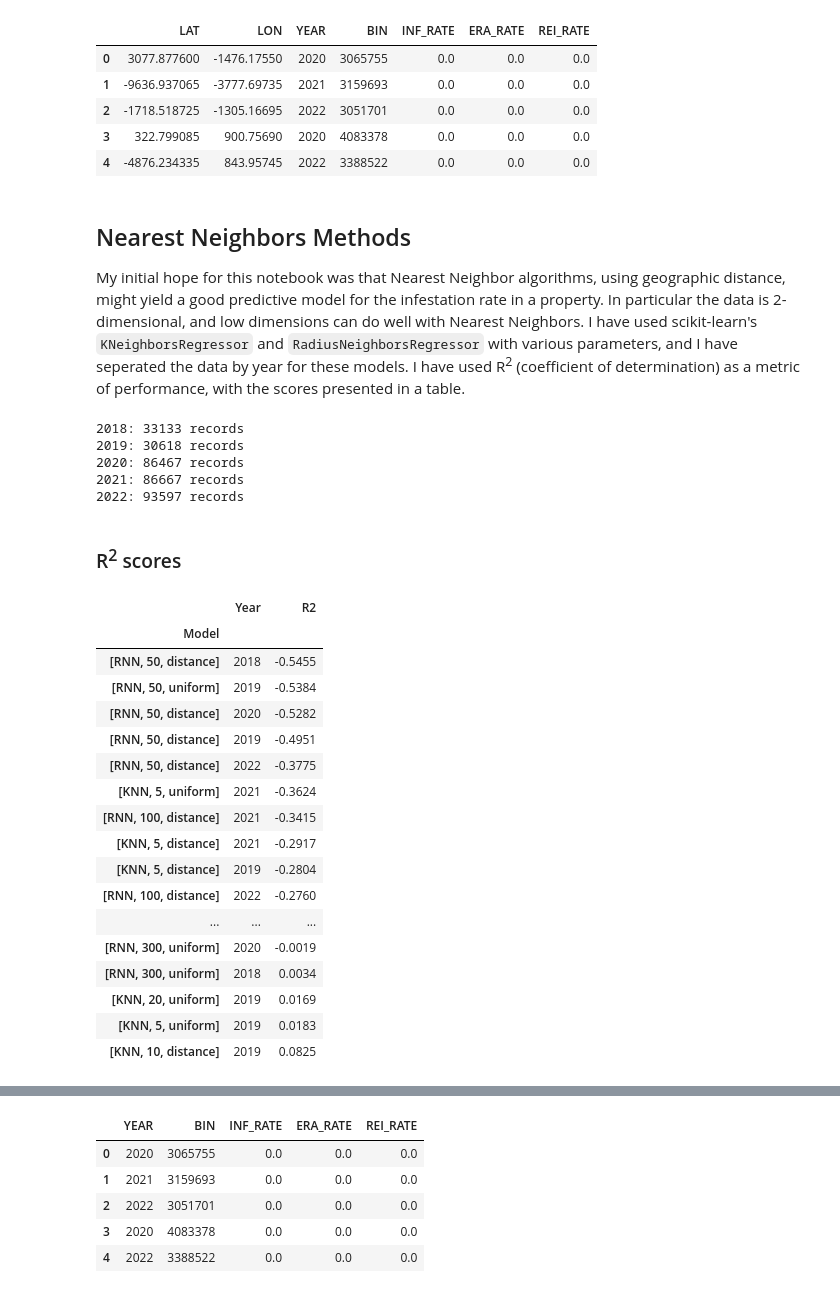
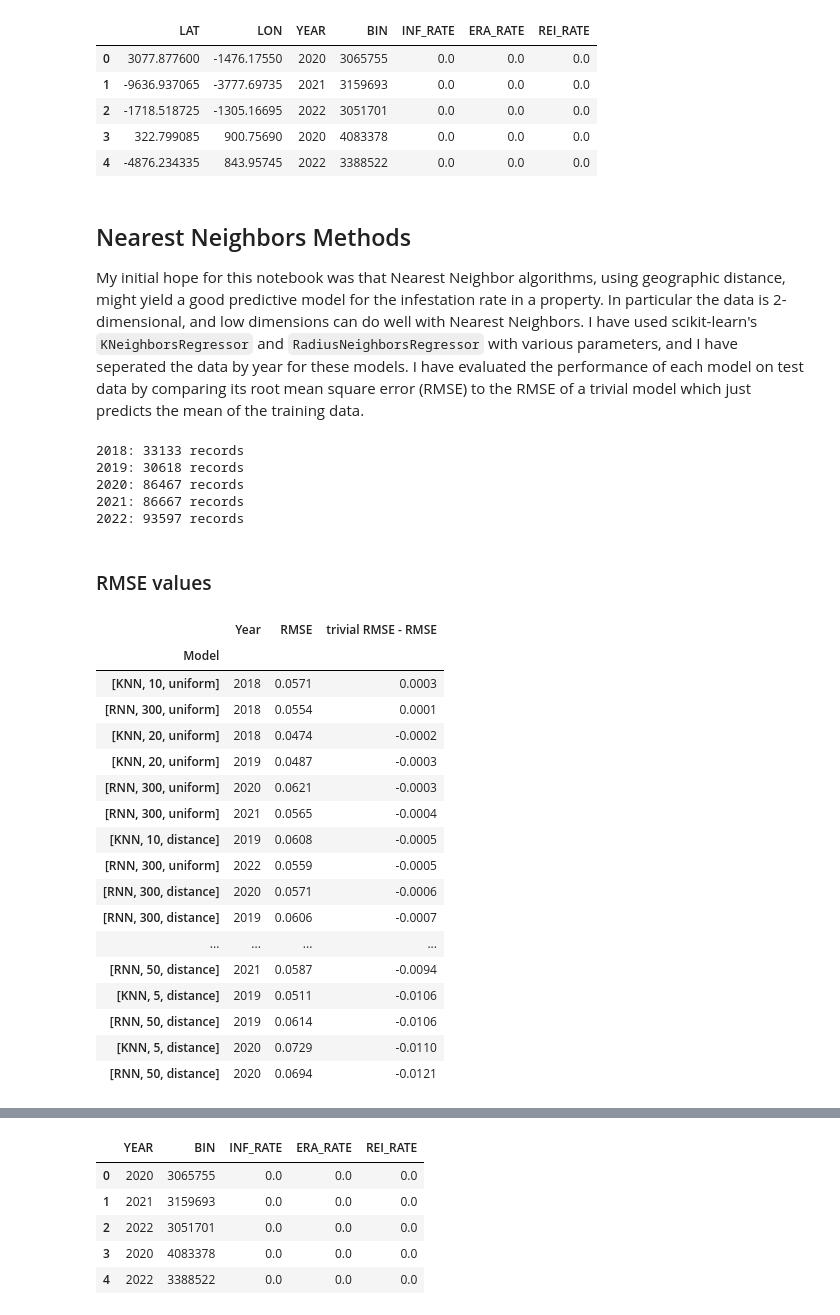
Before and after one commit to reubengreen73/machine-learning, a Jupyter notebook: NYC Bedbugs/NYC Bedbugs - using processed data.ipynb, the cells around one changed output, grey strips where cells are left out. Saved outputs shown, nothing was run; the diff lists cells and outputs as text; code cells hidden in the pictures.

Commit message:
fixed model evaluation in NYC Bedbugs

```diff
--- a/NYC Bedbugs/NYC Bedbugs - using processed data.ipynb
+++ b/NYC Bedbugs/NYC Bedbugs - using processed data.ipynb
@@ -21,7 +21,7 @@ warnings.filterwarnings('ignore')
 # %% [markdown]
 Firstly, pull in the processed data and do a few transformations on it.
 # %%
-building_records = pd.read_csv('NYC Bedbugs processed.csv',dtype={'BIN':str,'Latitude':str,'Longitude':str})
+building_records = pd.read_csv('NYC Bedbugs processed',dtype={'BIN':str,'Latitude':str,'Longitude':str})
 
 # pull out the bits we are interested in, and calculate rates of infestation, eradication, and reinfestation
 data = building_records[['LAT','LON','YEAR','BIN']].copy()
@@ -47,7 +47,7 @@ data.head()
 # %% [markdown]
 ## Nearest Neighbors Methods
 
-My initial hope for this notebook was that Nearest Neighbor algorithms, using geographic distance, might yield a good predictive model for the infestation rate in a property. In particular the data is 2-dimensional, and low dimensions can do well with Nearest Neighbors. I have used scikit-learn's ``KNeighborsRegressor`` and ``RadiusNeighborsRegressor`` with various parameters, and I have seperated the data by year for these models. I have used R<sup>2</sup> (coefficient of determination) as a metric of performance, with the scores presented in a table.
+My initial hope for this notebook was that Nearest Neighbor algorithms, using geographic distance, might yield a good predictive model for the infestation rate in a property. In particular the data is 2-dimensional, and low dimensions can do well with Nearest Neighbors. I have used scikit-learn's ``KNeighborsRegressor`` and ``RadiusNeighborsRegressor`` with various parameters, and I have seperated the data by year for these models. I have evaluated the performance of each model on test data by comparing its root mean square error (RMSE) to the RMSE of a trivial model which just predicts the mean of the training data.
 # %%
 # We'll split the data by year of filing and train Nearest Neighbor models on each year's data.
 # This feels sensible, as I think we would want proximity in time as well as distance to see an effect
@@ -72,57 +72,59 @@ for args in args_knn:
     desc = f"[KNN, {args[0]}, {args[1]}]"
     estimators_and_descs.append([knn,desc])
 for args in args_rnn:
     rnn = RadiusNeighborsRegressor(radius=args[0],weights=args[1])
     desc = f"[RNN, {args[0]}, {args[1]}]"
     estimators_and_descs.append([rnn,desc])
 
-# loop over the various datasets and models, recording the R^2 score for each
+# loop over the various datasets and models, recording the RMSE for each
 rows = [] # will be used to make the rows of a table of results
 for year,estimator_and_desc in itertools.product(data_by_year.keys(),estimators_and_descs):
     estimator,desc = estimator_and_desc
 
     df = data_by_year[year]
     X = df[['LAT','LON']].to_numpy()
     y = df['INF_RATE'].to_numpy()
 
     X_train, X_test, y_train, y_test = train_test_split(X,y,test_size=0.1)
 
     estimator.fit(X_train,y_train)
     y_pred = estimator.predict(X_test)
 
     #RadiusNeighborsRegressor can return NaN when a test vector has no neighbors in range, we'll just ignore these
     nan_mask = np.isnan(y_pred)
     y_pred = y_pred[~nan_mask]
     y_test = y_test[~nan_mask]
-    r2 = r2_score(y_test,y_pred)
+    trivial_pred = np.full(y_test.shape[0],y_train.mean())
+    rmse = mean_squared_error(y_test, y_pred, squared=False)
+    rmse_triv = mean_squared_error(y_test, trivial_pred, squared=False)
 
-    rows.append([desc,year,r2])
+    rows.append([desc,year,rmse,rmse_triv-rmse])
 
-# display the results in a table, sorted by R^2 score
-results_df = pd.DataFrame(rows,columns=['Model','Year','R2'])
+# display the results in a table, sorted by (trivial RMSE - RMSE)
+results_df = pd.DataFrame(rows,columns=['Model','Year','RMSE','trivial RMSE - RMSE'])
 rounded_results_df = results_df.round(decimals=4)
 rounded_results_df = rounded_results_df.set_index('Model')
-rounded_results_df = rounded_results_df.sort_values('R2')
-display(Markdown('### R<sup>2</sup> scores'))
+rounded_results_df = rounded_results_df.sort_values('trivial RMSE - RMSE',ascending=False)
+display(Markdown('### RMSE values'))
 display(rounded_results_df)
 # %% [output]
-### R<sup>2</sup> scores
+### RMSE values
-|  | Year | R2 |
-| Model |  |  |
-| [RNN, 50, distance] | 2018 | -0.5455 |
-| [RNN, 50, uniform] | 2019 | -0.5384 |
-| [RNN, 50, distance] | 2020 | -0.5282 |
-| [RNN, 50, distance] | 2019 | -0.4951 |
-| [RNN, 50, distance] | 2022 | -0.3775 |
-| [KNN, 5, uniform] | 2021 | -0.3624 |
-| [RNN, 100, distance] | 2021 | -0.3415 |
-| [KNN, 5, distance] | 2021 | -0.2917 |
-| [KNN, 5, distance] | 2019 | -0.2804 |
-| [RNN, 100, distance] | 2022 | -0.2760 |
-| ... | ... | ... |
-| [RNN, 300, uniform] | 2020 | -0.0019 |
-| [RNN, 300, uniform] | 2018 | 0.0034 |
-| [KNN, 20, uniform] | 2019 | 0.0169 |
-| [KNN, 5, uniform] | 2019 | 0.0183 |
-| [KNN, 10, distance] | 2019 | 0.0825 |
+|  | Year | RMSE | trivial RMSE - RMSE |
+| Model |  |  |  |
+| [KNN, 10, uniform] | 2018 | 0.0571 | 0.0003 |
+| [RNN, 300, uniform] | 2018 | 0.0554 | 0.0001 |
+| [KNN, 20, uniform] | 2018 | 0.0474 | -0.0002 |
+| [KNN, 20, uniform] | 2019 | 0.0487 | -0.0003 |
+| [RNN, 300, uniform] | 2020 | 0.0621 | -0.0003 |
+| [RNN, 300, uniform] | 2021 | 0.0565 | -0.0004 |
+| [KNN, 10, distance] | 2019 | 0.0608 | -0.0005 |
+| [RNN, 300, uniform] | 2022 | 0.0559 | -0.0005 |
+| [RNN, 300, distance] | 2020 | 0.0571 | -0.0006 |
+| [RNN, 300, distance] | 2019 | 0.0606 | -0.0007 |
+| ... | ... | ... | ... |
+| [RNN, 50, distance] | 2021 | 0.0587 | -0.0094 |
+| [KNN, 5, distance] | 2019 | 0.0511 | -0.0106 |
+| [RNN, 50, distance] | 2019 | 0.0614 | -0.0106 |
+| [KNN, 5, distance] | 2020 | 0.0729 | -0.0110 |
+| [RNN, 50, distance] | 2020 | 0.0694 | -0.0121 |
 # %% [markdown]
```
Also changed, not shown: parts of 2 cells of this notebook.
